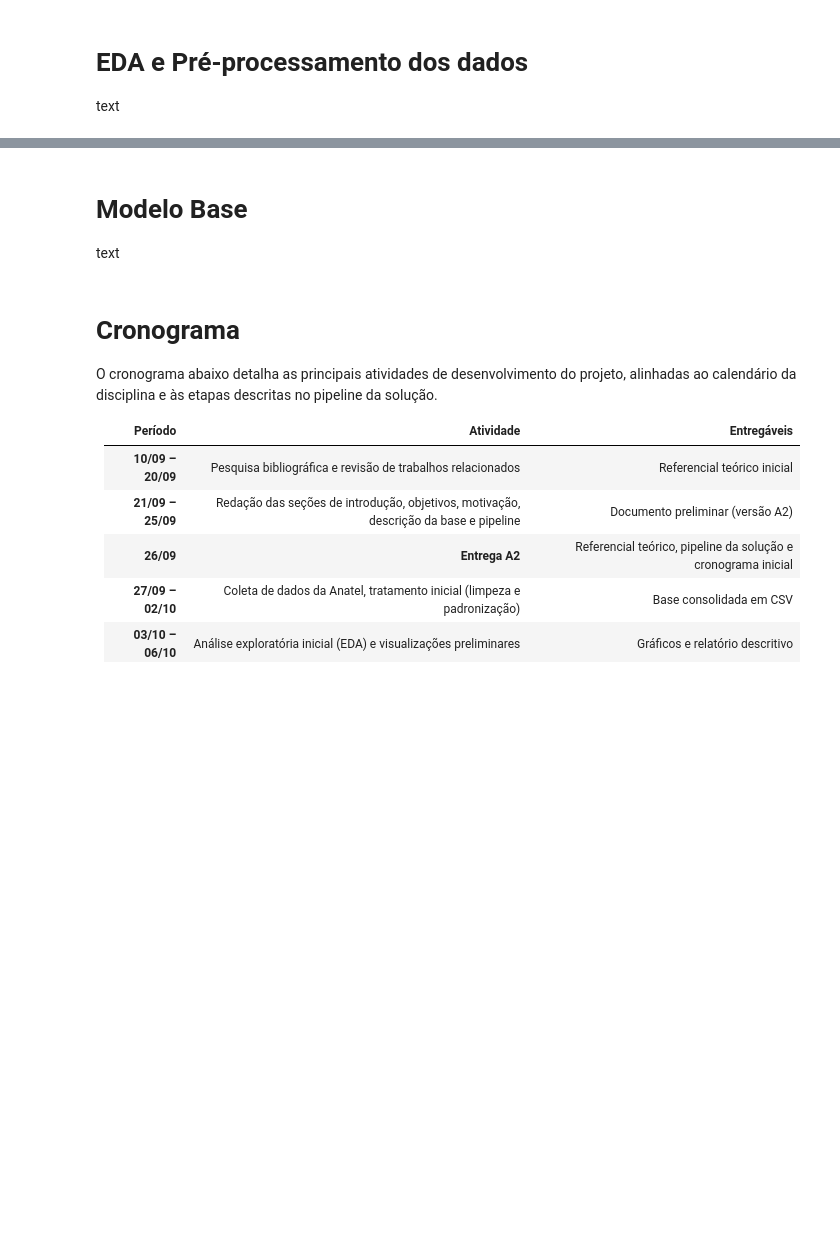
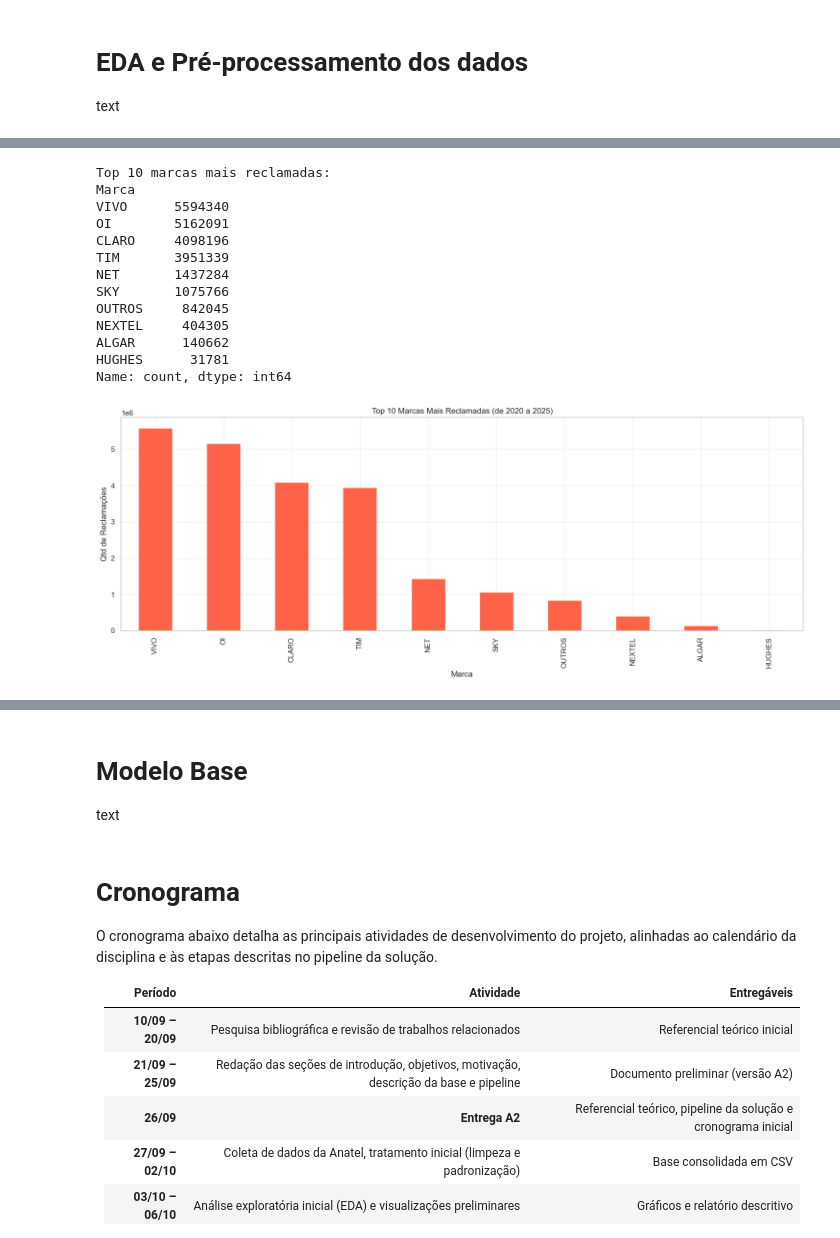
Before and after one commit to Cassimirogustavo/Projeto-Aplicado-4, a Jupyter notebook: cd_projeto_aplicado_IV_entrega_3.ipynb, the cells around one changed output, grey strips where cells are left out. Saved outputs shown, nothing was run; the diff lists cells and outputs as text; code cells hidden in the pictures; blank space fills up the shorter version.

```diff
--- a/cd_projeto_aplicado_IV_entrega_3.ipynb
+++ b/cd_projeto_aplicado_IV_entrega_3.ipynb
@@ -186,0 +448,28 @@ text
+# %%
+top_marcas = df["Marca"].value_counts().head(10)
+print("Top 10 marcas mais reclamadas:")
+print(top_marcas)
+
+# c. Visualização do Top 10 Marcas Mais Reclamadas
+plt.figure(figsize=(15,6))
+top_marcas.plot(kind='bar', color='tomato')
+plt.title("Top 10 Marcas Mais Reclamadas (de 2020 a 2025)")
+plt.ylabel("Qtd de Reclamações")
+plt.grid(True, alpha=0.3)
+plt.tight_layout()
+plt.show()
+# %% [output]
+Top 10 marcas mais reclamadas:
+Marca
+VIVO      5594340
+OI        5162091
+CLARO     4098196
+TIM       3951339
+NET       1437284
+SKY       1075766
+OUTROS     842045
+NEXTEL     404305
+ALGAR      140662
+HUGHES      31781
+Name: count, dtype: int64
+[figure, added]
```
Also changed, not shown: parts of 22 cells of this notebook, 1 other file.
